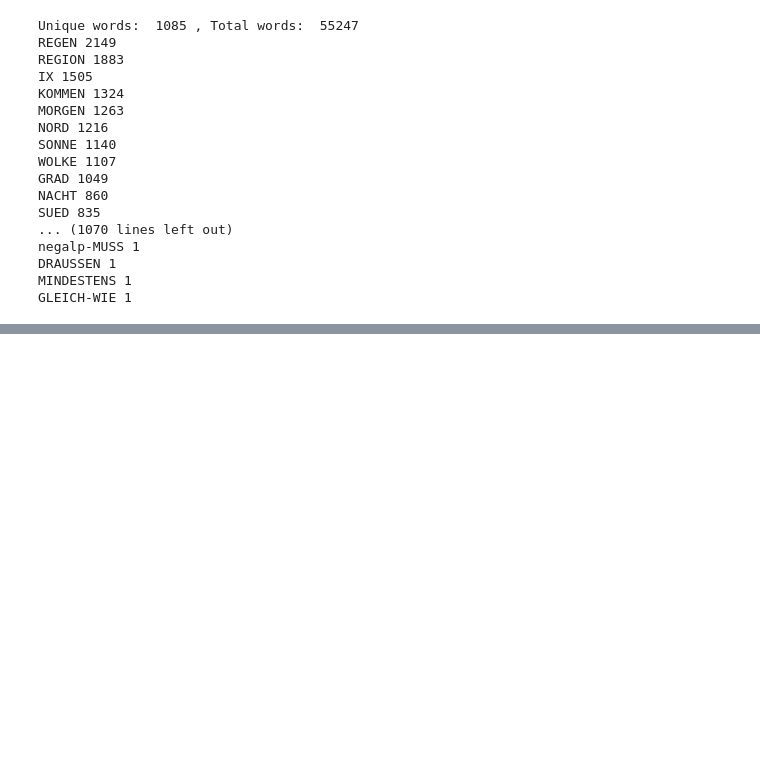
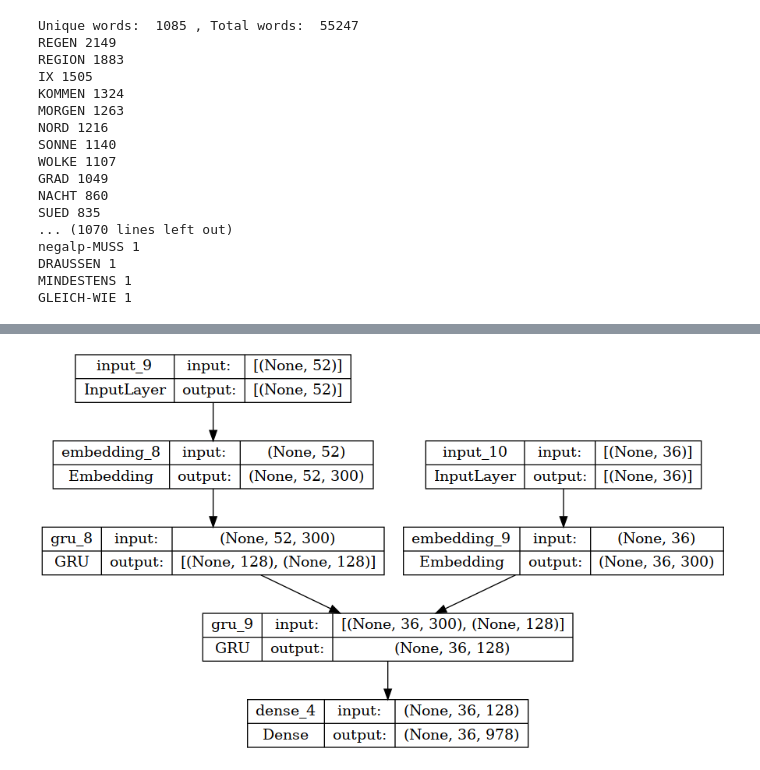
Before and after one commit to IvanPopJovanov/txt2gloss, a Jupyter notebook: main.ipynb, the cells around one changed output, grey strips where cells are left out. Drawn from its saved outputs; the diff is of its cells as text; code cells hidden in the pictures; blank space fills up the shorter version.

Commit message:
add model to notebook

```diff
--- a/main.ipynb
+++ b/main.ipynb
@@ -95,0 +222,16 @@ britannie 1 zdravo, dobri ljudi
+# %%
+latent_dim = 128
+# %%
+encoder_input_tensor = Input(shape = (input_pad_len, ))
+encoder_embedding = Embedding(input_dim = num_input_words + 1, output_dim = embedding_size, weights = [input_embedding_matrix], trainable = True)(encoder_input_tensor)
+encoder_gru, encoder_gru_state = GRU(latent_dim, dropout=0.5, return_state=True)(encoder_embedding)
+# encoder_attention = Attention()([encoder_gru, encoder_gru])
+# encoder_output = Dense(units = latent_dim)(encoder_attention)
+# %%
+decoder_input_tensor = Input(shape = (target_pad_len, ))
+decoder_embedding = Embedding(input_dim = num_target_words + 1, output_dim = embedding_size, mask_zero = True, weights = [target_embedding_matrix], trainable = True)(decoder_input_tensor)
+decoder_gru = GRU(latent_dim, return_sequences=True, dropout=0.5)(decoder_embedding, initial_state=encoder_gru_state)
+decoder_output = Dense(num_target_words + 1, activation = 'softmax')(decoder_gru)
+# %%
+model_gru = Model(inputs = [encoder_input_tensor, decoder_input_tensor], outputs = decoder_output)
+model_gru.summary()
@@ -95,0 +256,5 @@ britannie 1 zdravo, dobri ljudi
+# %%
+import pydot
+utils.plot_model(model_gru, show_shapes=True)
+# %% [output]
+[figure, added]
```
Also changed, not shown: parts of 25 cells of this notebook.
